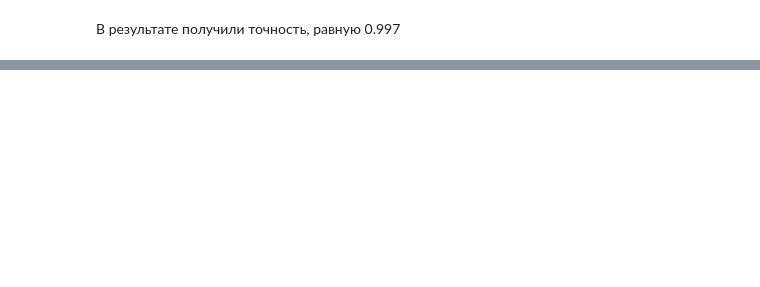
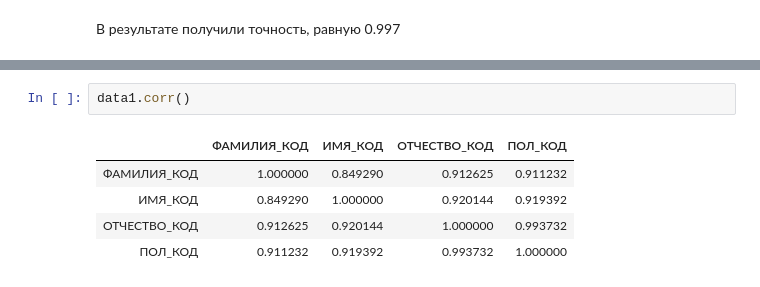
Before and after one commit to NastyaGribanova/DataAnalysis, a Jupyter notebook: projectName/ProjectName.ipynb, the cells around one changed output, grey strips where cells are left out. Cells and saved outputs as stored; diff of their text form; blank space fills up the shorter version.

```diff
--- a/projectName/ProjectName.ipynb
+++ b/projectName/ProjectName.ipynb
@@ -616,0 +640,8 @@ rfc.score(X_test, y_test)
+# %%
+data1.corr()
+# %% [output]
+|  | ФАМИЛИЯ_КОД | ИМЯ_КОД | ОТЧЕСТВО_КОД | ПОЛ_КОД |
+| ФАМИЛИЯ_КОД | 1.000000 | 0.849290 | 0.912625 | 0.911232 |
+| ИМЯ_КОД | 0.849290 | 1.000000 | 0.920144 | 0.919392 |
+| ОТЧЕСТВО_КОД | 0.912625 | 0.920144 | 1.000000 | 0.993732 |
+| ПОЛ_КОД | 0.911232 | 0.919392 | 0.993732 | 1.000000 |
```
Also changed, not shown: parts of 35 cells of this notebook.
